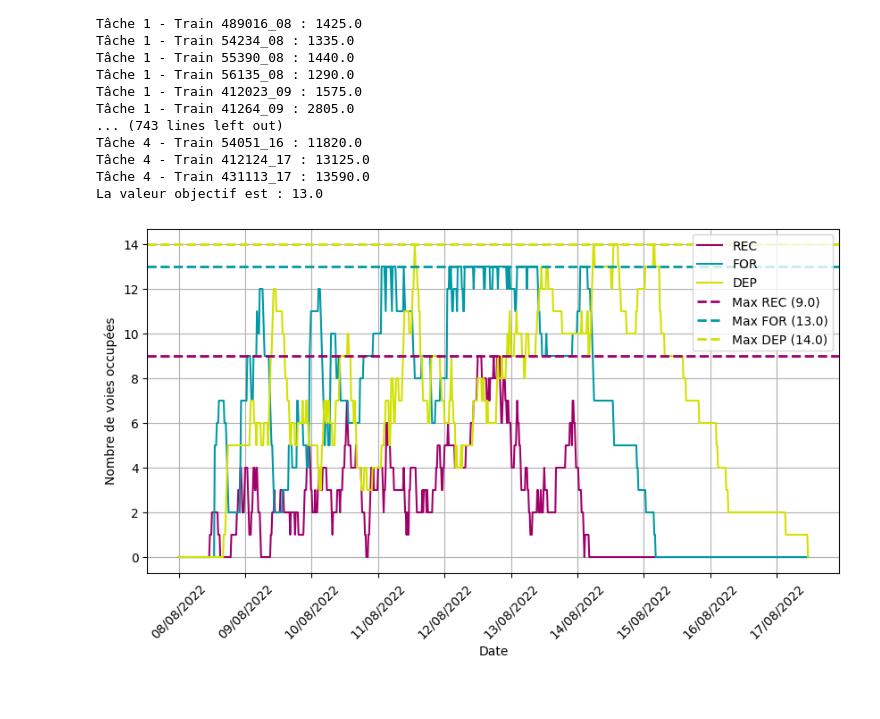
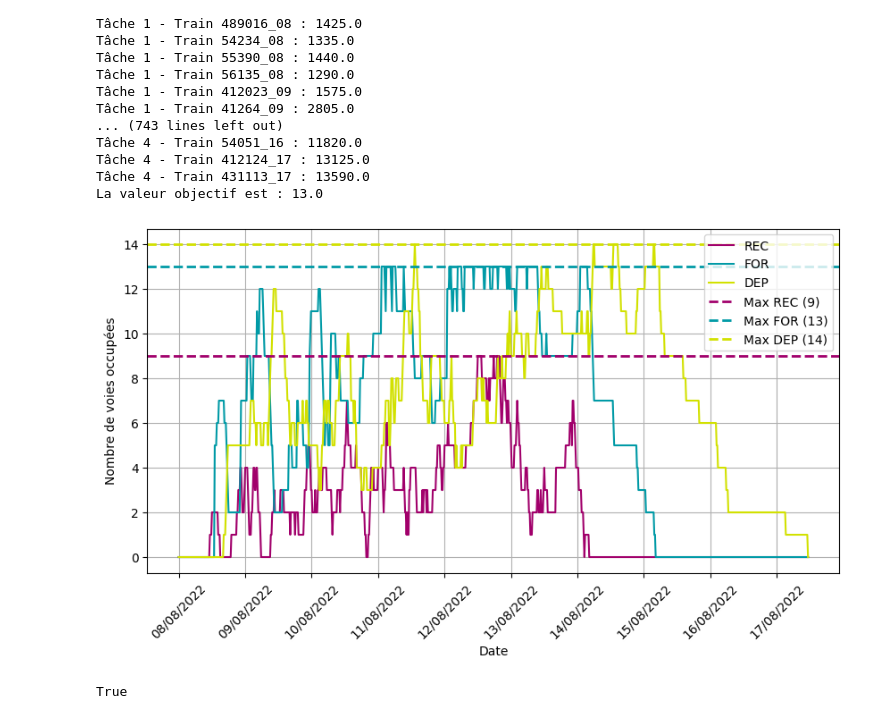
Before and after one commit to gGenouville/optiFretSNCF, a Jupyter notebook: code/notebooks/Code jalon 2.ipynb, the cells around one changed output. Cells and saved outputs as stored; diff of their text form; code cells hidden in the pictures.

```diff
--- a/code/notebooks/Code jalon 1 refucktorbjkezsndx.ipynb
+++ b/code/notebooks/Code jalon 2.ipynb
@@ -158,50 +125,16 @@ fig.show()
 # %%
-# Définition de l'axe des x (temps en minutes)
-x = list(range((t_max-t_min)//15+2))
-
 # Correction du format de la date de référence
 ref_date = datetime.datetime.strptime("08/08/2022", "%d/%m/%Y")
 
 # Conversion des temps en dates au format "dd/mm/yyyy/HH/MM"
-x_date = [ref_date + datetime.timedelta(minutes=15*t) for t in x]
+x_date = [ref_date + datetime.timedelta(minutes=15*t) for t in range((t_max-t_min)//15+2)]
 
-# Calcul des valeurs y pour chaque catégorie
-y_REC = np.array([quicksum(is_present['REC'][(id_train, t)].X for id_train in t_a.keys()).getValue() for t in x])
-y_FOR = np.array([quicksum(is_present['FOR'][(id_train, t)].X for id_train in t_d.keys()).getValue() for t in x])
-y_DEP = np.array([quicksum(is_present['DEP'][(id_train, t)].X for id_train in t_d.keys()).getValue() for t in x])
+# Calcul des voies occupées pour chaque chantier
+occupation_REC = np.array([quicksum(is_present['REC'][(id_train, t)].X for id_train in t_a.keys()).getValue() for t in range((t_max-t_min)//15+2)])
+occupation_FOR = np.array([quicksum(is_present['FOR'][(id_train, t)].X for id_train in t_d.keys()).getValue() for t in range((t_max-t_min)//15+2)])
+occupation_DEP = np.array([quicksum(is_present['DEP'][(id_train, t)].X for id_train in t_d.keys()).getValue() for t in range((t_max-t_min)//15+2)])
 
-# Calcul des valeurs maximales
-max_REC = max(y_REC)
-max_FOR = max(y_FOR)
-max_DEP = max(y_DEP)
-
-# Tracé des courbes
-plt.figure(figsize=(10, 5))
-plt.plot(x_date, y_REC, label="REC", color='#a1006b')
-plt.plot(x_date, y_FOR, label="FOR", color='#009aa6')
-plt.plot(x_date, y_DEP, label="DEP", color='#d2e100')
-
-# Ajout des lignes horizontales aux valeurs max
-plt.axhline(y=max_REC, color='#a1006b', linestyle='--', linewidth=2, label=f"Max REC ({max_REC})")
-plt.axhline(y=max_FOR, color='#009aa6', linestyle='--', linewidth=2, label=f"Max FOR ({max_FOR})")
-plt.axhline(y=max_DEP, color='#d2e100', linestyle='--', linewidth=2, label=f"Max DEP ({max_DEP})")
-
-# Étiquettes et légende
-plt.xlabel("Date")
-plt.ylabel("Nombre de voies occupées")
-plt.legend()
-plt.grid(True)
-
-# Appliquer le format de date "jj/mm/aaaa"
-plt.gca().xaxis.set_major_formatter(mdates.DateFormatter("%d/%m/%Y"))
-
-# Espacer les ticks de l'axe X (ajustable selon le nombre de points)
-plt.gca().xaxis.set_major_locator(mdates.DayLocator(interval=1))  # Affiche une date par jour
-
-
-# Optionnel : masquer les ticks de l'axe x si on ne remplace pas par les dates
-plt.xticks(rotation=45)
-
-plt.show()
+if visualisation_occupation(occupation_REC, occupation_FOR, occupation_DEP, x_date):
+    plt.show()
 # %% [output]
-[figure, old version]
+[figure, new version]
@@ -251,0 +141,11 @@ with pd.ExcelWriter('sortie_jalon2.xlsx', engine='openpyxl') as writer:
+# %%
+ecriture_donnees_sortie(
+    t_arr,
+    t_dep,
+    occupation_REC,
+    occupation_FOR,
+    occupation_REC,
+    x_date
+)
+# %% [output]
+True
```
Also changed, not shown: parts of 5 cells of this notebook, 6 other files.
